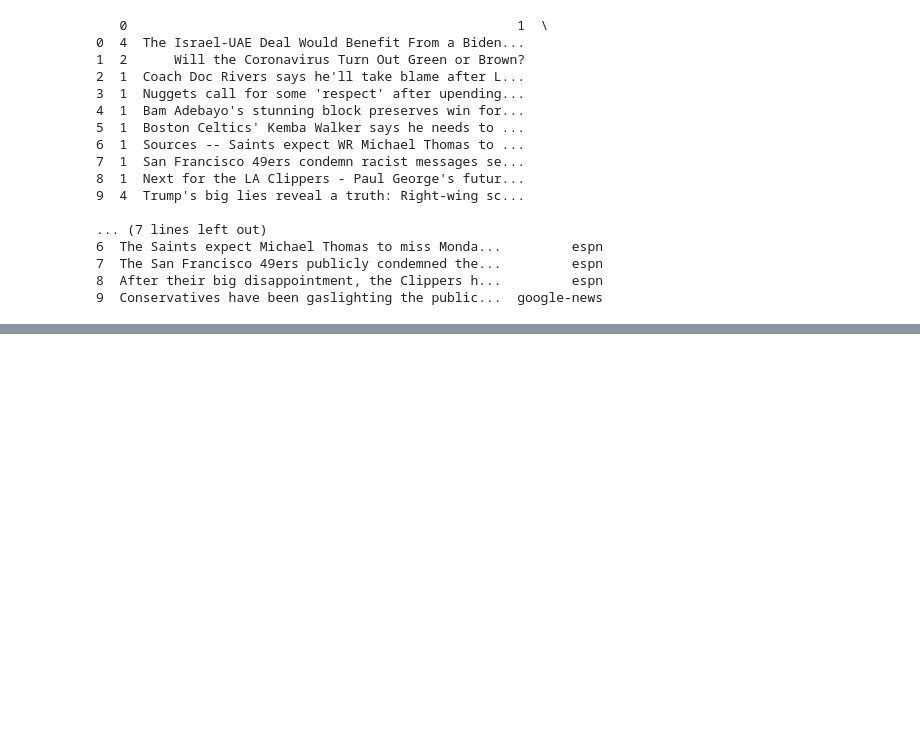
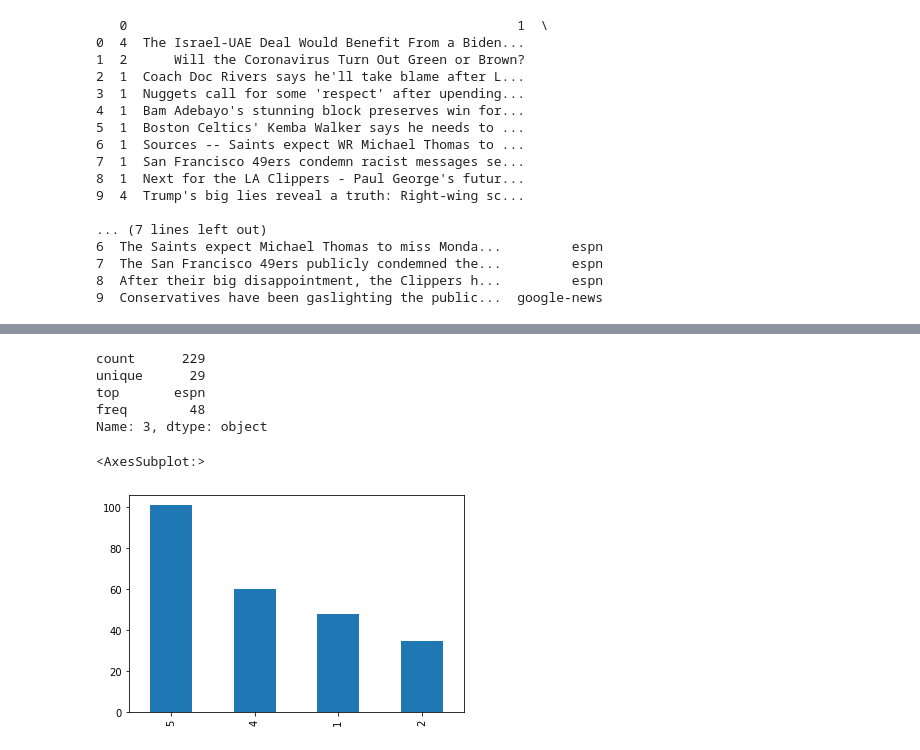
Before and after one commit to chriszhang0222/NewsRecommend, a Jupyter notebook: machine.ipynb, the cells around one changed output, grey strips where cells are left out. Saved outputs shown, nothing was run; the diff lists cells and outputs as text; code cells hidden in the pictures; blank space fills up the shorter version.

```diff
--- a/machine.ipynb
+++ b/machine.ipynb
@@ -2,8 +2,5 @@
 import pandas as pd
 import tensorflow as tf
 # %%
-import pandas as pd
-
-DATA_SET_FILE = './labeled_news.csv'
-
-df = pd.read_csv(DATA_SET_FILE, header=None)
+data_set_file = './labeled_news.csv'
+df = pd.read_csv(data_set_file, header=None)
@@ -29,0 +47,13 @@ print(df.head(10))
+# %%
+print(df[3].describe())
+# %% [output]
+count      229
+unique      29
+top       espn
+freq        48
+Name: 3, dtype: object
+# %%
+df[0].value_counts().plot(kind='bar')
+# %% [output]
+<AxesSubplot:>
+[figure, added]
```
Also changed, not shown: parts of 7 cells of this notebook, 5 other files.
